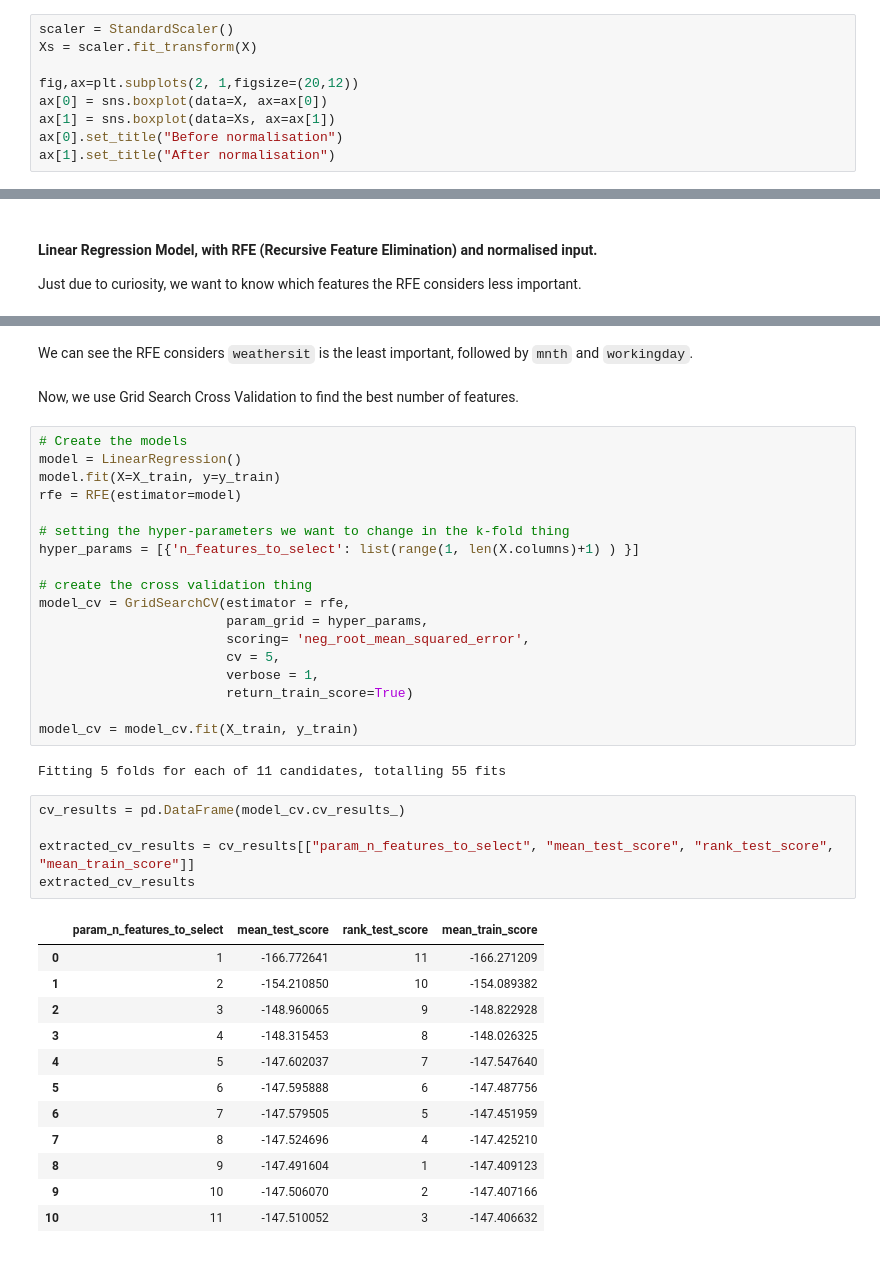
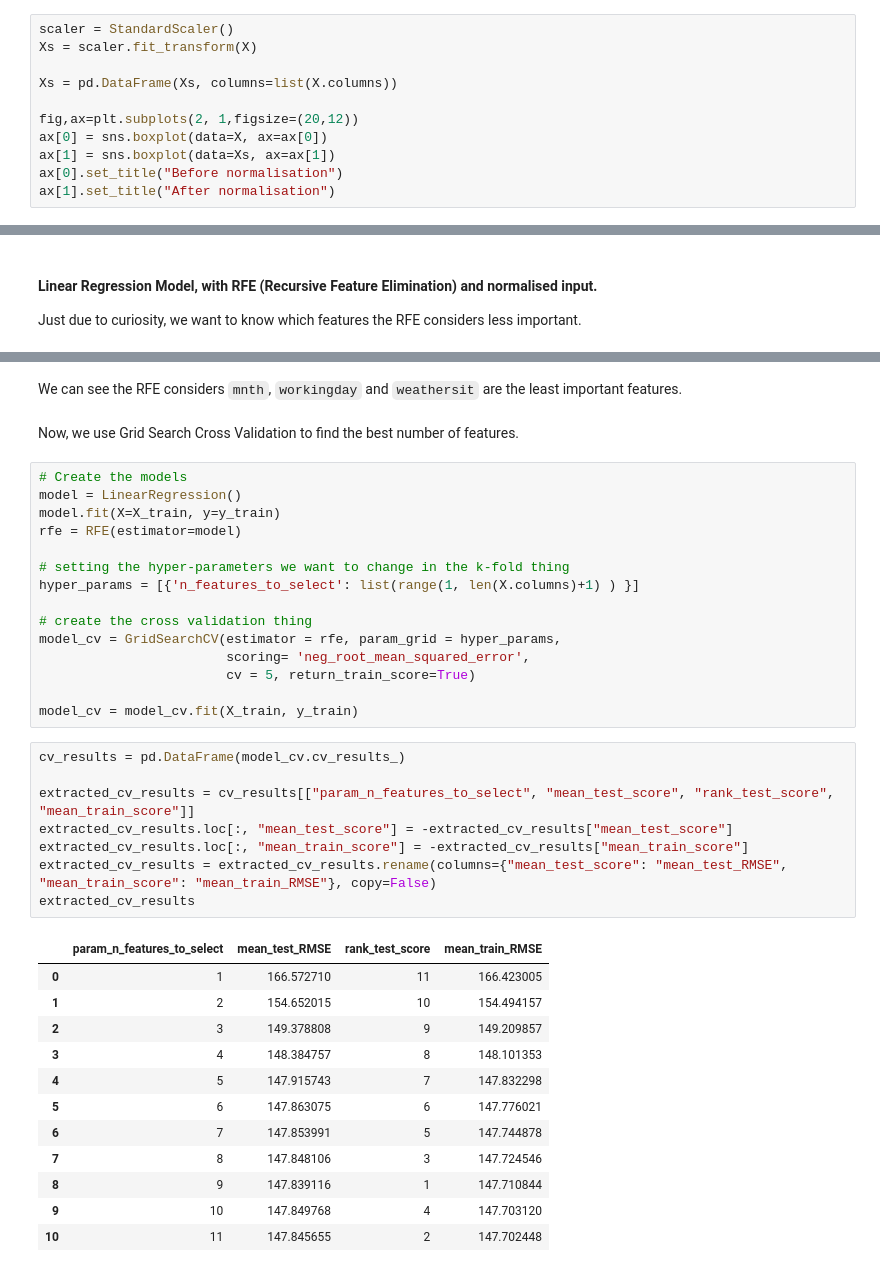
Before and after one commit to psamtam/BikeShareLinearRegression, a Jupyter notebook: main.ipynb, the cells around one changed output, grey strips where cells are left out. Cells and saved outputs as stored; diff of their text form.

```diff
--- a/main.ipynb
+++ b/main.ipynb
@@ -104,6 +104,8 @@ print(X.head())
 # %%
 scaler = StandardScaler()
 Xs = scaler.fit_transform(X)
+
+Xs = pd.DataFrame(Xs, columns=list(X.columns))
 
 fig,ax=plt.subplots(2, 1,figsize=(20,12))
 ax[0] = sns.boxplot(data=X, ax=ax[0])
@@ -202,5 +206,5 @@ list(zip(X.columns,rfe.support_,rfe.ranking_))
 # %% [markdown]
-We can see the RFE considers `weathersit` is the least important, followed by `mnth` and `workingday`.
+We can see the RFE considers `mnth`, `workingday` and `weathersit` are the least important features.
 # %% [markdown]
 Now, we use Grid Search Cross Validation to find the best number of features.
 # %%
@@ -213,31 +217,29 @@ rfe = RFE(estimator=model)
 hyper_params = [{'n_features_to_select': list(range(1, len(X.columns)+1) ) }]
 
 # create the cross validation thing
-model_cv = GridSearchCV(estimator = rfe,
-                        param_grid = hyper_params,
+model_cv = GridSearchCV(estimator = rfe, param_grid = hyper_params,
                         scoring= 'neg_root_mean_squared_error',
-                        cv = 5,
-                        verbose = 1,
-                        return_train_score=True)
+                        cv = 5, return_train_score=True)
 
 model_cv = model_cv.fit(X_train, y_train)
-# %% [output]
-Fitting 5 folds for each of 11 candidates, totalling 55 fits
 # %%
 cv_results = pd.DataFrame(model_cv.cv_results_)
 
 extracted_cv_results = cv_results[["param_n_features_to_select", "mean_test_score", "rank_test_score", "mean_train_score"]]
+extracted_cv_results.loc[:, "mean_test_score"] = -extracted_cv_results["mean_test_score"]
+extracted_cv_results.loc[:, "mean_train_score"] = -extracted_cv_results["mean_train_score"]
+extracted_cv_results = extracted_cv_results.rename(columns={"mean_test_score": "mean_test_RMSE", "mean_train_score": "mean_train_RMSE"}, copy=False)
 extracted_cv_results
 # %% [output]
-|  | param_n_features_to_select | mean_test_score | rank_test_score | mean_train_score |
-| 0 | 1 | -166.772641 | 11 | -166.271209 |
-| 1 | 2 | -154.210850 | 10 | -154.089382 |
-| 2 | 3 | -148.960065 | 9 | -148.822928 |
-| 3 | 4 | -148.315453 | 8 | -148.026325 |
-| 4 | 5 | -147.602037 | 7 | -147.547640 |
-| 5 | 6 | -147.595888 | 6 | -147.487756 |
-| 6 | 7 | -147.579505 | 5 | -147.451959 |
-| 7 | 8 | -147.524696 | 4 | -147.425210 |
-| 8 | 9 | -147.491604 | 1 | -147.409123 |
-| 9 | 10 | -147.506070 | 2 | -147.407166 |
-| 10 | 11 | -147.510052 | 3 | -147.406632 |
+|  | param_n_features_to_select | mean_test_RMSE | rank_test_score | mean_train_RMSE |
+| 0 | 1 | 166.572710 | 11 | 166.423005 |
+| 1 | 2 | 154.652015 | 10 | 154.494157 |
+| 2 | 3 | 149.378808 | 9 | 149.209857 |
+| 3 | 4 | 148.384757 | 8 | 148.101353 |
+| 4 | 5 | 147.915743 | 7 | 147.832298 |
+| 5 | 6 | 147.863075 | 6 | 147.776021 |
+| 6 | 7 | 147.853991 | 5 | 147.744878 |
+| 7 | 8 | 147.848106 | 3 | 147.724546 |
+| 8 | 9 | 147.839116 | 1 | 147.710844 |
+| 9 | 10 | 147.849768 | 4 | 147.703120 |
+| 10 | 11 | 147.845655 | 2 | 147.702448 |
```
Also changed, not shown: parts of 12 cells of this notebook, 5 other files.
